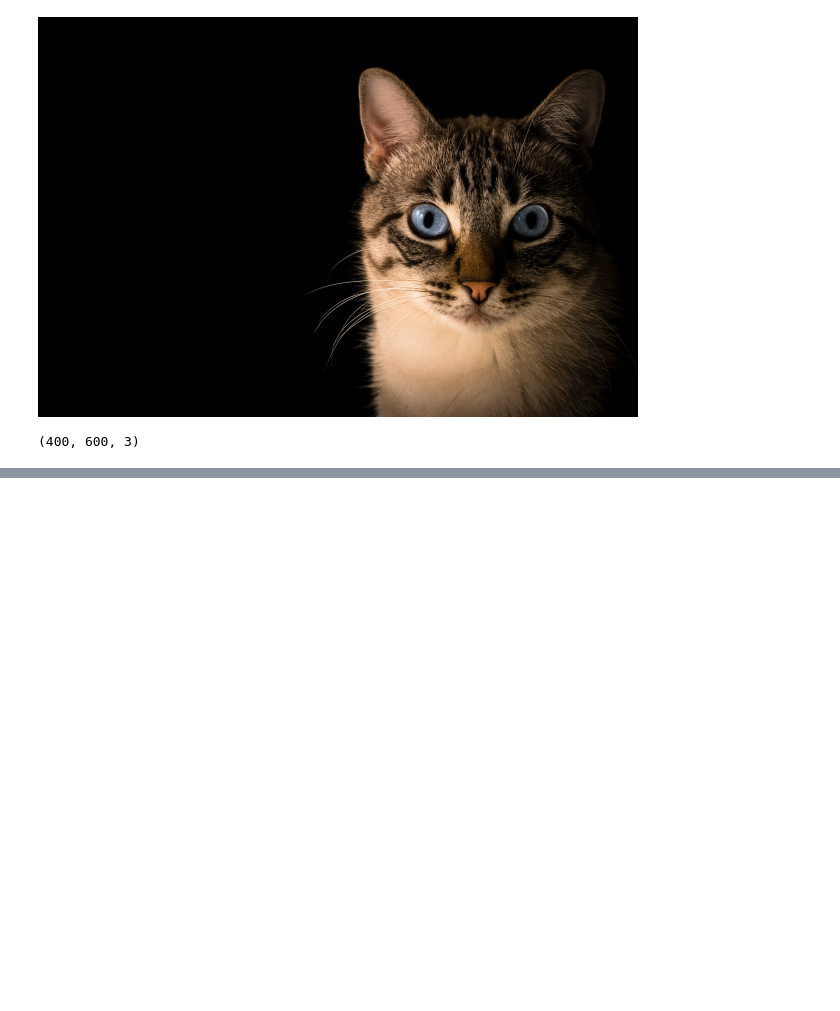
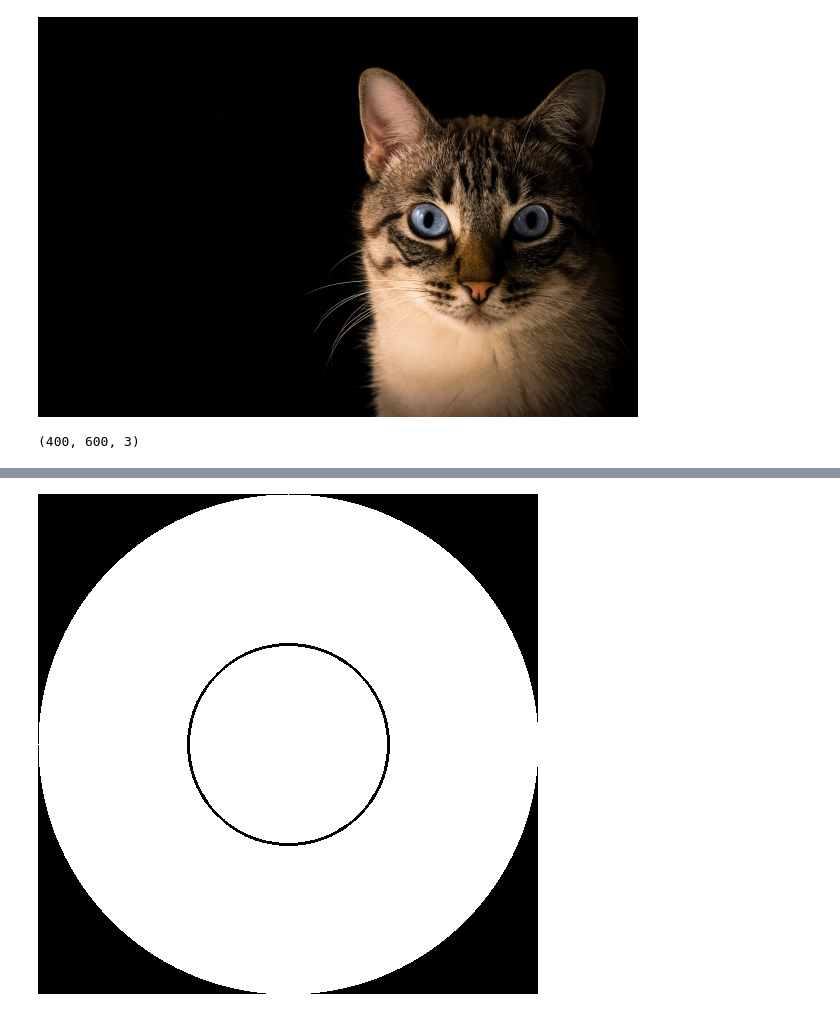
Before and after one commit to vis-hal-k/Data_science_self-Practice, a Jupyter notebook: cv2_freecode/section1/#1Reading&Draw.ipynb, the cells around one changed output, grey strips where cells are left out. Cells and saved outputs as stored; diff of their text form; code cells hidden in the pictures; blank space fills up the shorter version.

```diff
--- a/cv2_freecode/section1/#1Reading&Draw.ipynb
+++ b/cv2_freecode/section1/#1Reading&Draw.ipynb
@@ -76,0 +114,9 @@ def chnageres(width ,height):
+# %%
+# Draw circle
+blank = np.ones((500,500,3) , dtype = "uint8")
+# cv.circle(img , center, radius , color , thicknesss = None , lineType = None, shift=None)
+cv.circle(blank , (250,250) , 250 , (255,255,255) , thickness = -1)
+cv.circle(blank , (250,250) , 100 , (0,0,0) , thickness = 2)
+cv2_imshow(blank)
+# %% [output]
+[figure, added]
```
Also changed, not shown: parts of 15 cells of this notebook.
